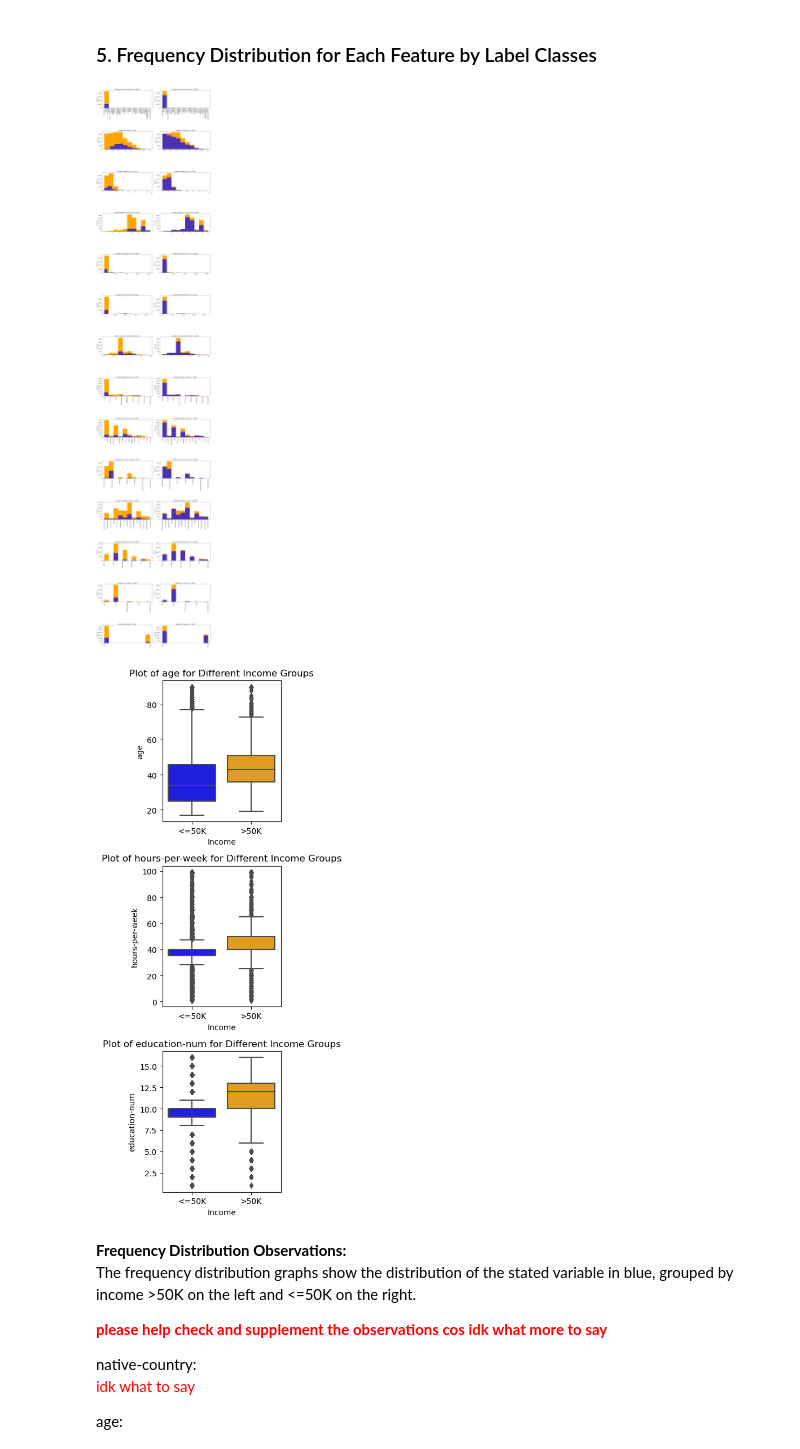
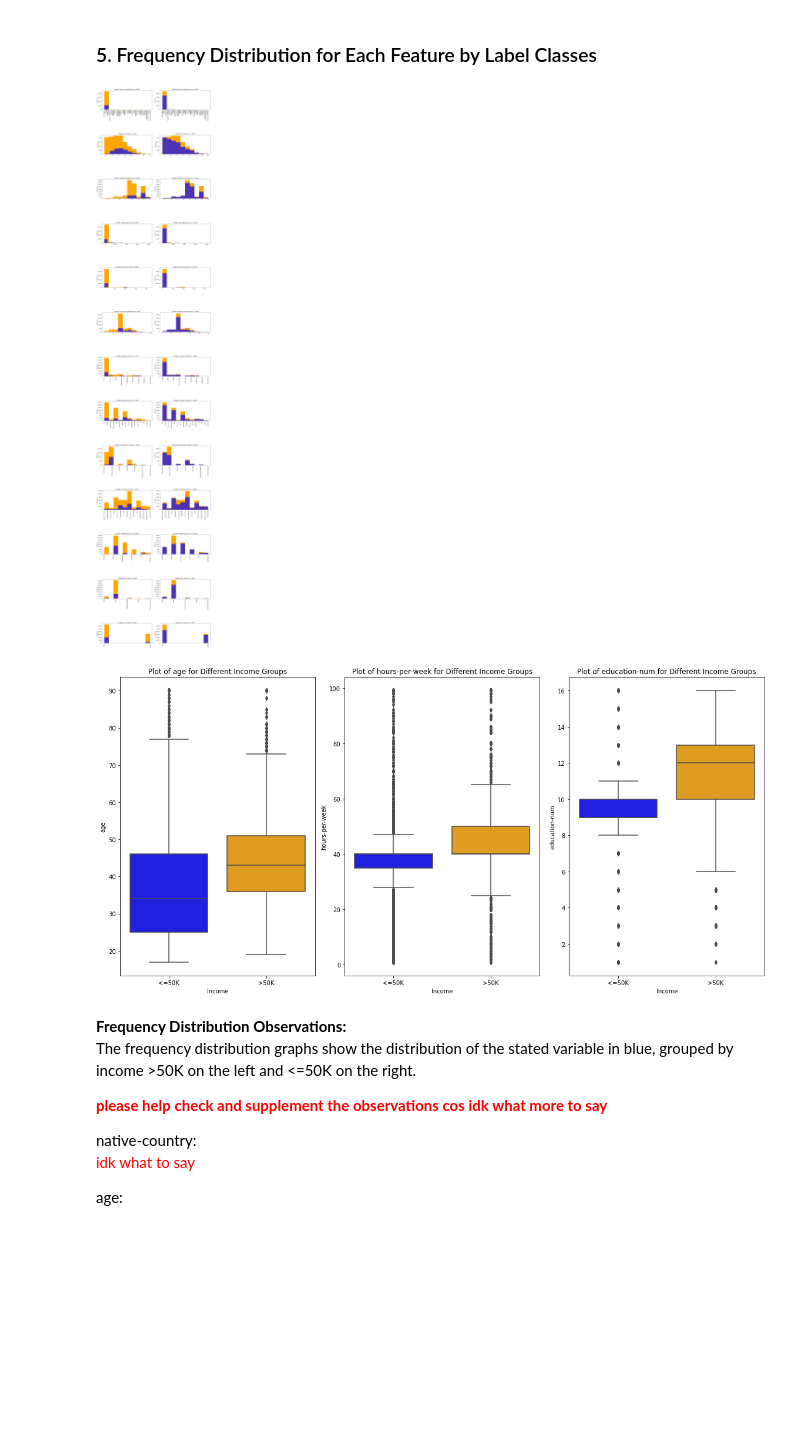
Before and after one commit to legendarycy/IS3221_Grp_2, a Jupyter notebook: IS3221 Project Codes.ipynb, the cells around one changed output. Drawn from its saved outputs; the diff is of its cells as text; code cells hidden in the pictures; blank space fills up the shorter version.

```diff
--- a/IS3221 Project Codes.ipynb
+++ b/IS3221 Project Codes.ipynb
@@ -250,7 +250,7 @@ DataFrame with column names and unique values:
 Numerical variables:
 # %%
 # Check for missing values in numerical columns
-num_columns = ['age', 'fnlwgt', 'education-num', 'capital-gain', 'capital-loss', 'hours-per-week']
+num_columns = ['age', 'education-num', 'capital-gain', 'capital-loss', 'hours-per-week']
 
 missing_values = []
 
@@ -586,7 +574,7 @@ hours-per-week:
 gt_50 = census.loc[census["income"] == ">50K",:]
 lte_50 = census.loc[census["income"] == "<=50K",:]
 
-fig, ax = plt.subplots(14, 2, figsize = (20, 90))
+fig, ax = plt.subplots(13, 2, figsize = (20, 90))
 all_cols = [c for c in [*num_columns, *cat_columns] if c != "income"]
 
 for i in range(0, len(all_cols)):
@@ -617,23 +605,23 @@ plt.subplots_adjust(left=0.1, bottom=0.1, right=0.85, top=0.95, wspace=0.15, hsp
 
 plt.show()
 # %% [output]
-[figure, old version]
+[figure, new version]
 # %%
 selected_cols = ['age', 'hours-per-week', 'education-num']
 
 
-fig, ax = plt.subplots(len(selected_cols), 1, figsize = (3, 10))
+fig, ax = plt.subplots(1, len(selected_cols), figsize = (16, 8))
 
 for i, col_name in enumerate(selected_cols):
     sns.boxplot(data=census, x='income', y=col_name, ax=ax[i], palette={"<=50K": "blue", ">50K": "orange"})
     ax[i].set_title(f"Plot of {col_name} for Different Income Groups")
     ax[i].set_xlabel("Income")
     ax[i].set_ylabel(col_name)
 
 plt.tight_layout()
 plt.show()
 # %% [output]
-[figure, old version]
+[figure, new version]
 # %% [markdown]
 **Frequency Distribution Observations:**
 The frequency distribution graphs show the distribution of the stated variable in blue, grouped by income >50K on the left and <=50K on the right.
```
Also changed, not shown: parts of 5 cells of this notebook.
